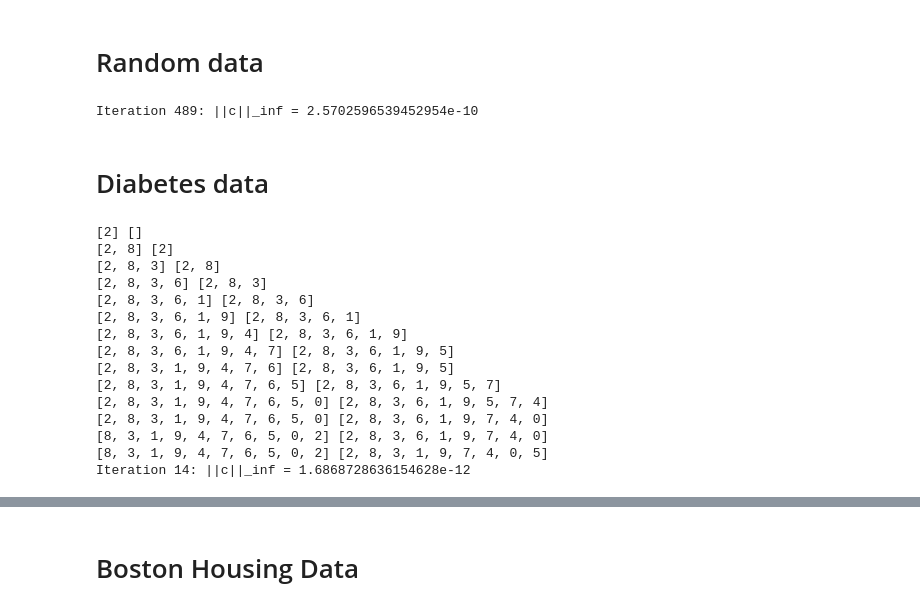
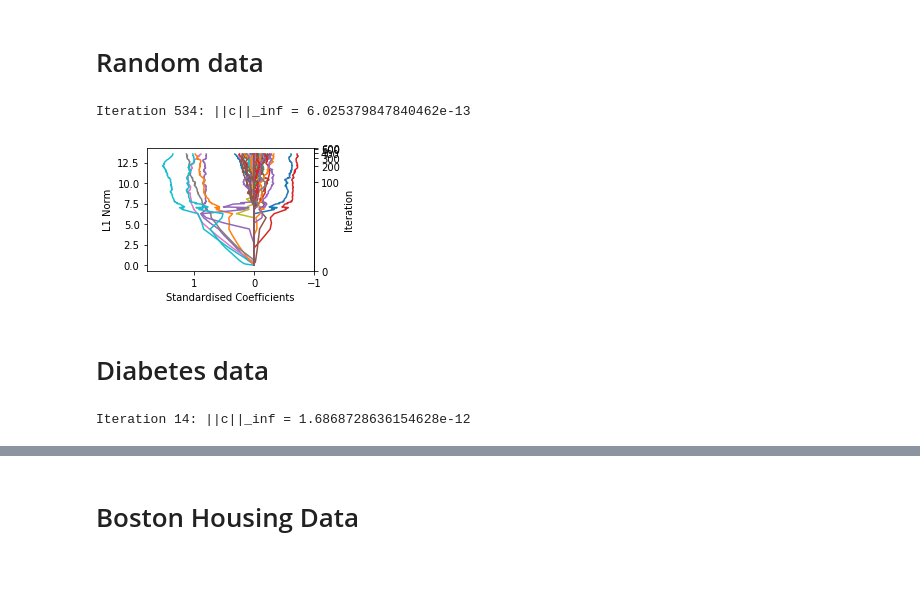
Before and after one commit to liuchbryan/statml, a Jupyter notebook: M3/DASSO.ipynb, the cells around one changed output, grey strips where cells are left out. Cells and saved outputs as stored; diff of their text form; code cells hidden in the pictures; blank space fills up the shorter version.

Commit message:
Plots

```diff
--- a/M3/DASSO.ipynb
+++ b/M3/DASSO.ipynb
@@ -197,6 +198,7 @@ class Dasso():
 
         # Step 1
         beta = np.zeros(dim_p)
+        self.betas.append(beta)
         l = 1
         mathcal_A = []
         mathcal_B = []
@@ -239,8 +241,8 @@ class Dasso():
             # Step 4
             _gamma = gamma(X, beta, _c, _h, mathcal_A)
 
+            beta = beta + _gamma * _h
             self.betas.append(beta)
-            beta = beta + _gamma * _h
 
             # Step 5
             max_covar = np.abs(np.max(c(X, y, beta)))
@@ -253,26 +255,57 @@ class Dasso():
             l += 1
 
         print("Iteration {}: ||c||_inf = {}".format(l, max_covar), end="\r")
+
+    def get_params(self, deep=True):
+        params = {'betas': self.betas,
+                  'beta': self.betas[-1]}
+        return params
 # %% [markdown]
 # Random data
 # %%
-dim_n = 64
-dim_p = 128
-dim_s = 10
+dim_n = 72
+dim_p = 256
+dim_s = 8
 
 X = np.random.normal(0, 1, (dim_n, dim_p))
+X = X - np.mean(X, axis=0)
+X = X / np.sqrt(np.sum(X**2, axis=0))
 
 beta_true = np.zeros(dim_p)
 for i in np.random.choice(range(0, dim_p), dim_s, replace=False):
-    beta_true[i] = np.random.normal(0, 1)
+    # First bit is the sign, second bit is the value
+    beta_true[i] = (np.random.randint(2) * 2 - 1) * np.random.gamma(10, 0.12)
 
-Y = np.matmul(X, beta_true) + np.random.normal(0, 0.5, dim_n)
+Y = np.matmul(X, beta_true) + np.random.normal(0, 1/3 * np.sqrt(dim_s/dim_n), dim_n)
 # %%
 # DASSO algorithm
 dasso_random = Dasso(verbose=True)
 dasso_random.fit(X, Y)
 # %% [output]
-Iteration 489: ||c||_inf = 2.5702596539452954e-10
+Iteration 534: ||c||_inf = 6.025379847840462e-13
+# %%
+betas_random = dasso_random.get_params()['betas']
+
+def norm_to_index(x):
+    return np.interp(x, np.linalg.norm(betas_random, 1, 1), range(0, len(betas_random)))
+
+def index_to_norm(x):
+    return np.interp(x, range(0, len(betas_random)), np.linalg.norm(betas_random, 1, 1))
+
+fig, ax1 = plt.subplots(1, figsize=(3, 2.25))
+
+ax1.plot(betas_random, np.linalg.norm(betas_random, 1, 1))
+ax1.set_xlim(1.8, -1)
+ax1.set_ylabel("L1 Norm")
+ax1.set_xlabel("Standardised Coefficients")
+
+ax2 = ax1.secondary_yaxis('right', functions=(norm_to_index, index_to_norm))
+ax2.set_ylabel('Iteration')
+
+fig.savefig('../coefficient_paths_random.pdf',
+            bbox_inches='tight', transparent=True)
+# %% [output]
+[figure, added]
 # %% [markdown]
 # Diabetes data
 # %%
@@ -280,21 +313,7 @@ X_diabetes, y_diabetes = ds.load_diabetes(return_X_y=True)
 y_diabetes = y_diabetes - y_diabetes.mean()
 # %%
 # DASSO algorithm
-dasso = Dasso(eps=1e-11, verbose=True)
-dasso.fit(X_diabetes, y_diabetes)
+dasso_diabetes = Dasso(eps=1e-11, verbose=True)
+dasso_diabetes.fit(X_diabetes, y_diabetes)
 # %% [output]
-[2] []
-[2, 8] [2]
-[2, 8, 3] [2, 8]
-[2, 8, 3, 6] [2, 8, 3]
-[2, 8, 3, 6, 1] [2, 8, 3, 6]
-[2, 8, 3, 6, 1, 9] [2, 8, 3, 6, 1]
-[2, 8, 3, 6, 1, 9, 4] [2, 8, 3, 6, 1, 9]
-[2, 8, 3, 6, 1, 9, 4, 7] [2, 8, 3, 6, 1, 9, 5]
-[2, 8, 3, 1, 9, 4, 7, 6] [2, 8, 3, 6, 1, 9, 5]
-[2, 8, 3, 1, 9, 4, 7, 6, 5] [2, 8, 3, 6, 1, 9, 5, 7]
-[2, 8, 3, 1, 9, 4, 7, 6, 5, 0] [2, 8, 3, 6, 1, 9, 5, 7, 4]
-[2, 8, 3, 1, 9, 4, 7, 6, 5, 0] [2, 8, 3, 6, 1, 9, 7, 4, 0]
-[8, 3, 1, 9, 4, 7, 6, 5, 0, 2] [2, 8, 3, 6, 1, 9, 7, 4, 0]
-[8, 3, 1, 9, 4, 7, 6, 5, 0, 2] [2, 8, 3, 1, 9, 7, 4, 0, 5]
 Iteration 14: ||c||_inf = 1.6868728636154628e-12
```
Also changed, not shown: parts of 4 cells of this notebook, 2 other files.
